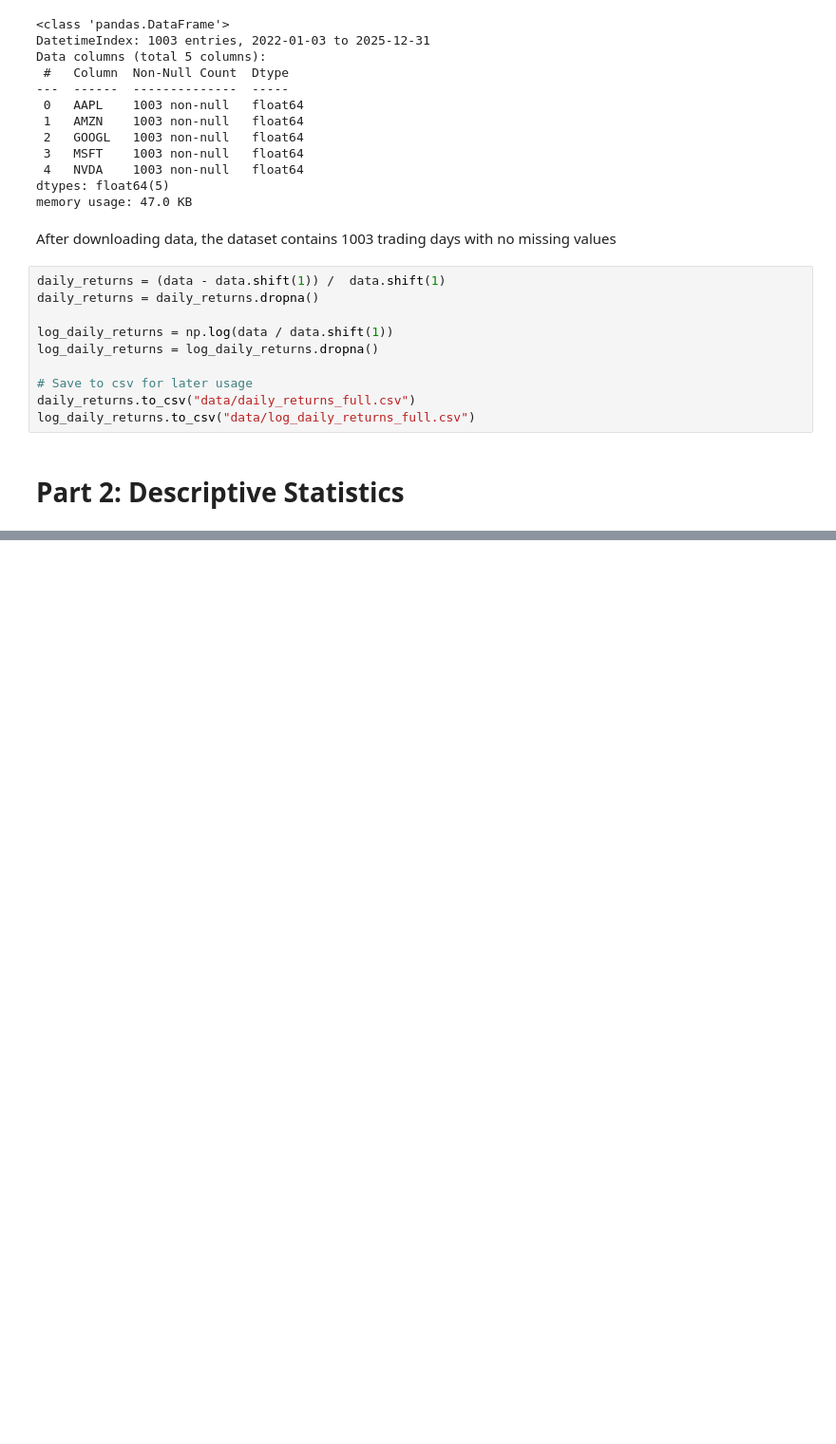
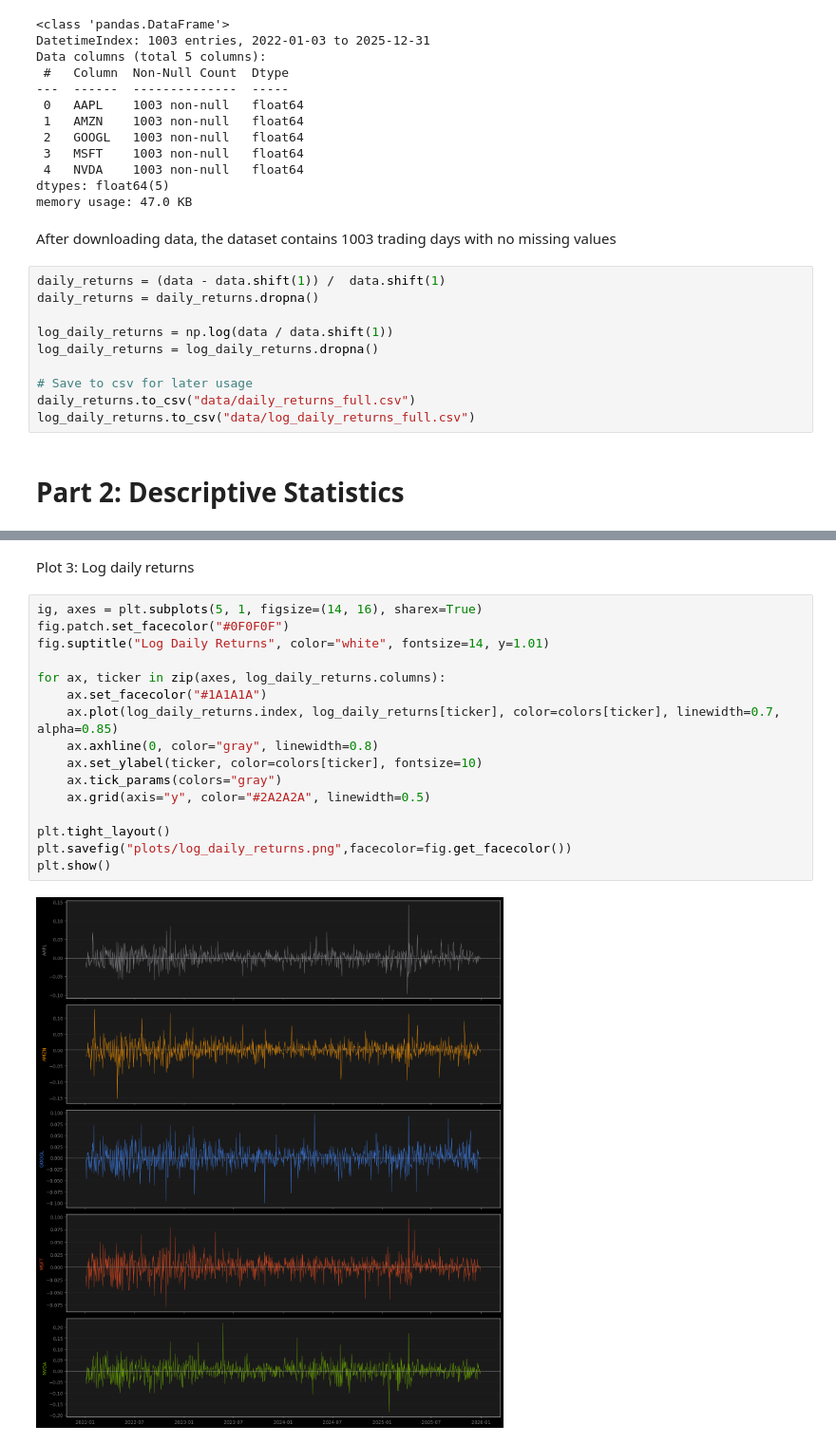
Before and after one commit to RobertArustamyan/QFProject1, a Jupyter notebook: main.ipynb, the cells around one changed output, grey strips where cells are left out. Shown at 95% size. Cells and saved outputs as stored; diff of their text form; blank space fills up the shorter version.

```diff
--- a/main.ipynb
+++ b/main.ipynb
@@ -47,0 +98,20 @@ log_daily_returns.to_csv("data/log_daily_returns_full.csv")
+# %% [markdown]
+Plot 3: Log daily returns
+# %%
+ig, axes = plt.subplots(5, 1, figsize=(14, 16), sharex=True)
+fig.patch.set_facecolor("#0F0F0F")
+fig.suptitle("Log Daily Returns", color="white", fontsize=14, y=1.01)
+
+for ax, ticker in zip(axes, log_daily_returns.columns):
+    ax.set_facecolor("#1A1A1A")
+    ax.plot(log_daily_returns.index, log_daily_returns[ticker], color=colors[ticker], linewidth=0.7, alpha=0.85)
+    ax.axhline(0, color="gray", linewidth=0.8)
+    ax.set_ylabel(ticker, color=colors[ticker], fontsize=10)
+    ax.tick_params(colors="gray")
+    ax.grid(axis="y", color="#2A2A2A", linewidth=0.5)
+
+plt.tight_layout()
+plt.savefig("plots/log_daily_returns.png",facecolor=fig.get_facecolor())
+plt.show()
+# %% [output]
+[figure, added]
```
Also changed, not shown: parts of 6 cells of this notebook, 3 other files.
